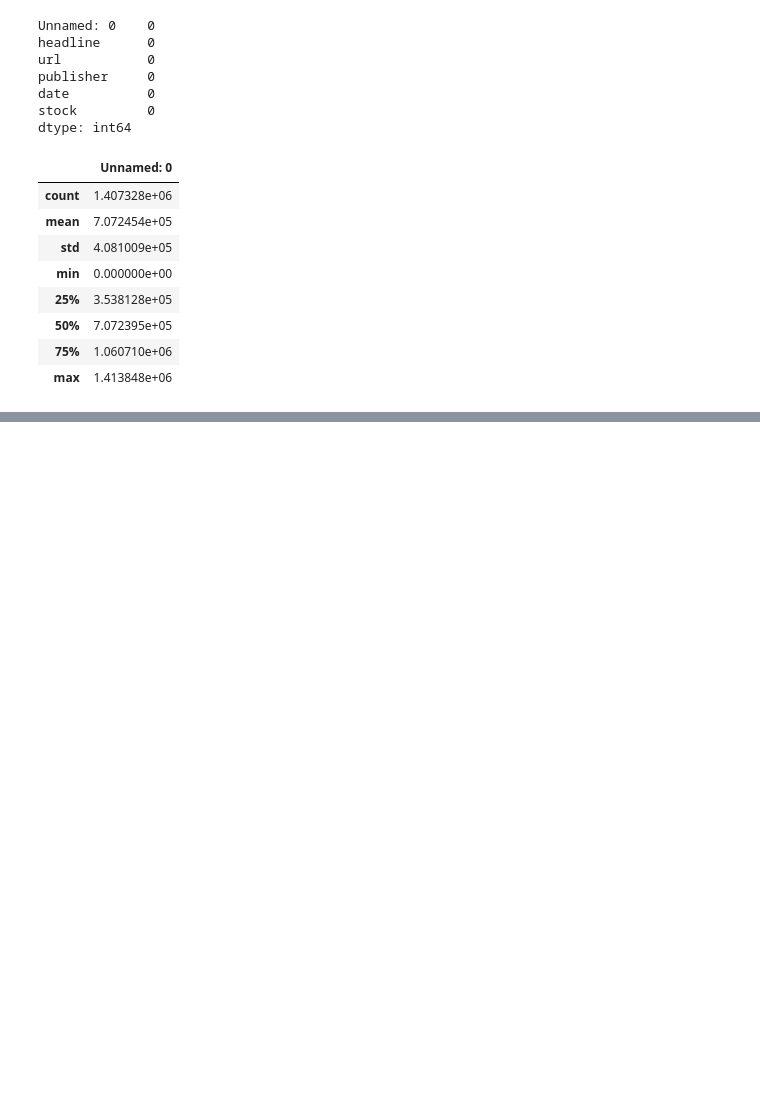
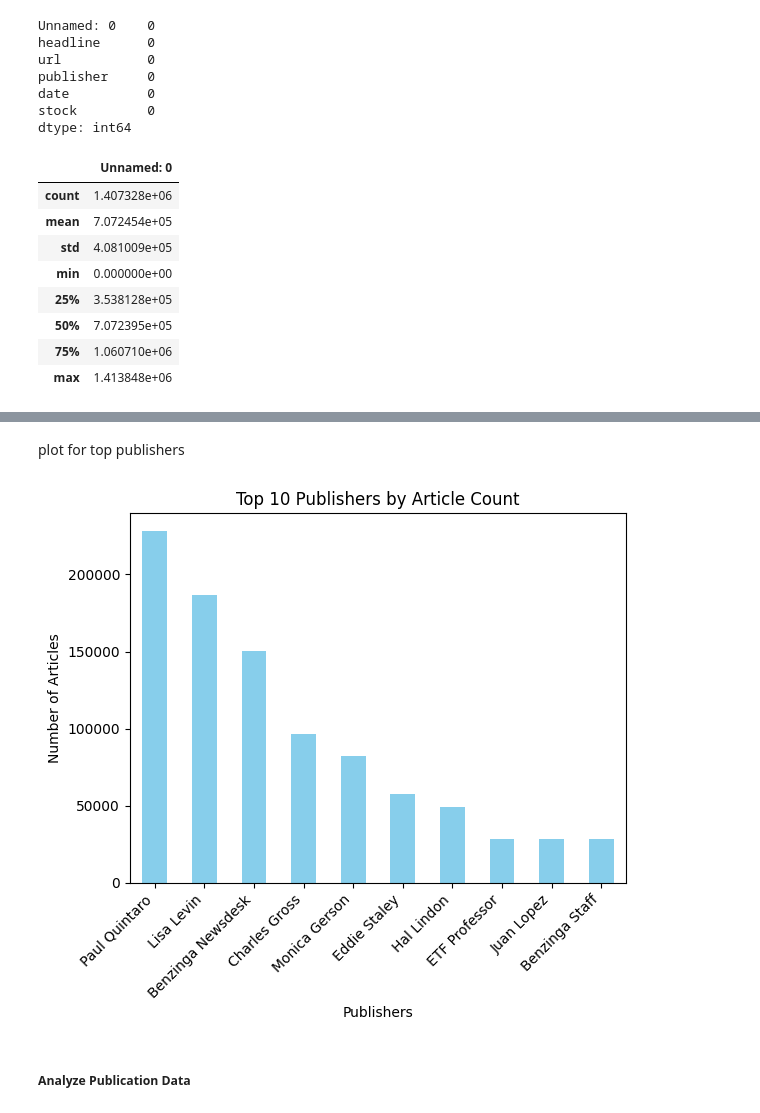
Before and after one commit to Leulseged-Mesfin/Nova-Financial-Solutions-Data-Analysis, a Jupyter notebook: notbooks/task-1.ipynb, the cells around one changed output, grey strips where cells are left out. Drawn from its saved outputs; the diff is of its cells as text; code cells hidden in the pictures; blank space fills up the shorter version.

```diff
--- a/notbooks/task-1.ipynb
+++ b/notbooks/task-1.ipynb
@@ -63,0 +68,4 @@ df.describe()
+# %%
+# Creating a new column for the headline length
+df['headline_length'] = df['headline'].apply(len)
+df.head()
@@ -63,0 +112,8 @@ df.describe()
+# %% [markdown]
+plot for top publishers
+# %%
+plot_top_publishers(df)
+# %% [output]
+[figure, added]
+# %% [markdown]
+##### Analyze Publication Data
```
Also changed, not shown: parts of 9 cells of this notebook.
